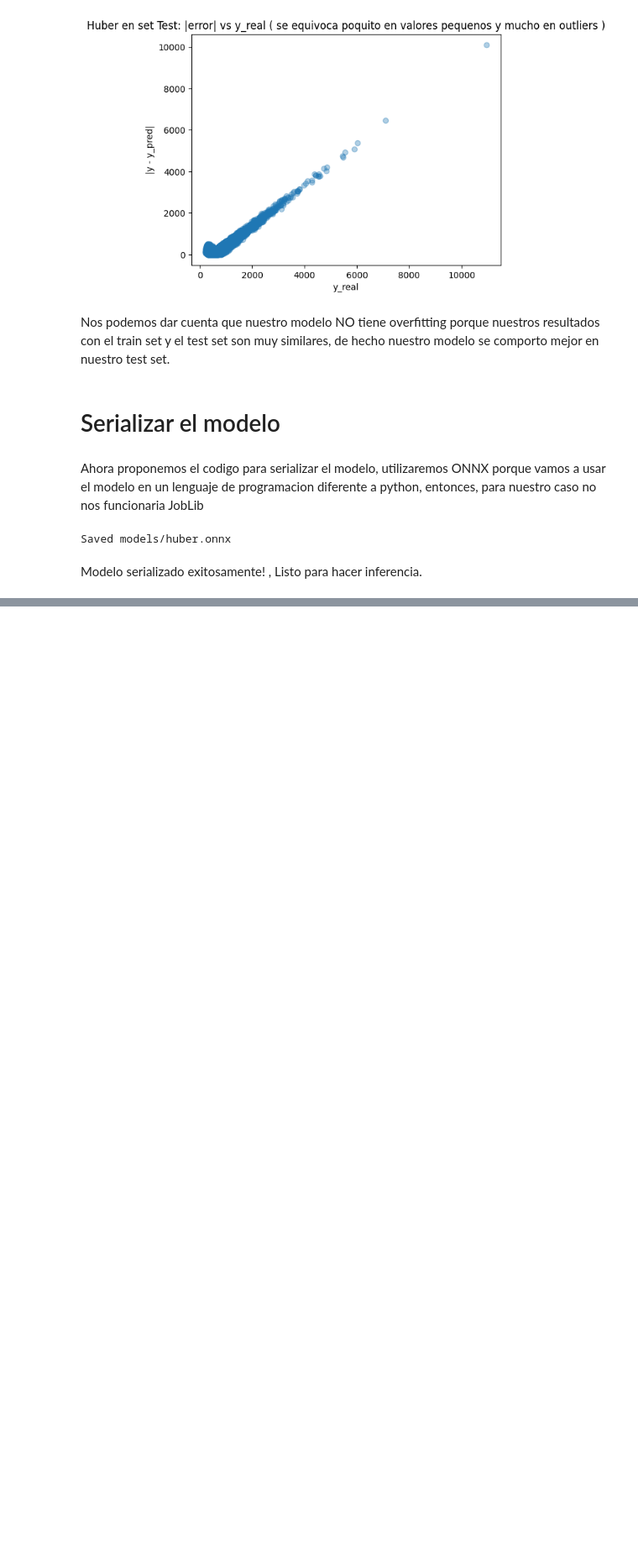
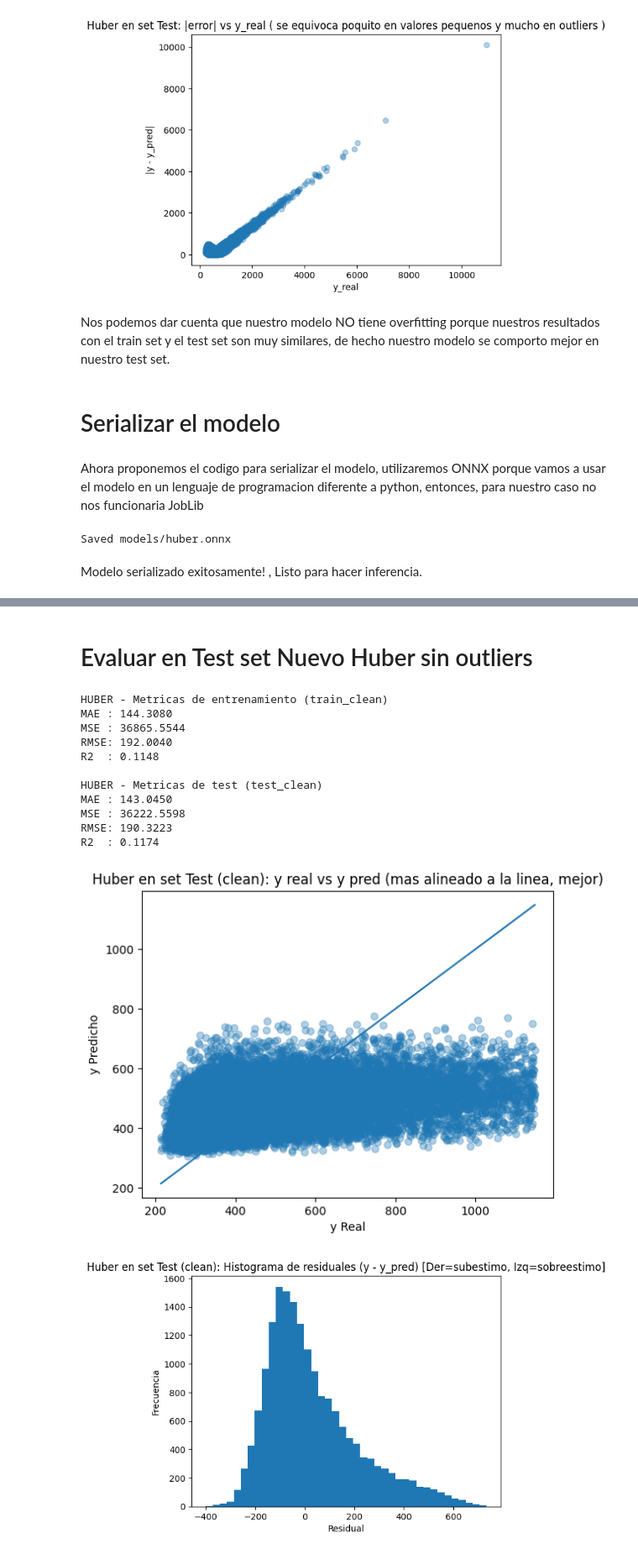
Before and after one commit to HiramZ04/medical-insurance-prediction, a Jupyter notebook: notebooks/medical_insurance.ipynb, the cells around one changed output, grey strips where cells are left out. Shown at 84% size. Drawn from its saved outputs; the diff is of its cells as text; code cells hidden in the pictures; blank space fills up the shorter version.

Commit message:
new model with Outlier handling

```diff
--- a/notebooks/medical_insurance.ipynb
+++ b/notebooks/medical_insurance.ipynb
@@ -12,7 +12,7 @@ from sklearn.impute import SimpleImputer
 from sklearn.compose import ColumnTransformer
 from sklearn.model_selection import train_test_split
 # %%
-dataset = pd.read_csv("../datasets/medical_insurance.csv")
+dataset = pd.read_csv("../notebooks/datasets/medical_insurance.csv")
 
 dataset.head()
 # %% [output]
@@ -661,0 +747,72 @@ Modelo serializado exitosamente! , Listo para hacer inferencia.
+# %% [markdown]
+# Evaluar en Test set Nuevo Huber sin outliers
+# %%
+# EVALUAR HUBER
+
+
+# Inferencia del modelo nuevo para datos de test y train
+y_pred_train_huber = best_huber.predict(x_train_clean)
+y_pred_test_huber  = best_huber.predict(x_test_clean)
+
+# funcion para definir las metricas
+def reg_metrics(y_true, y_pred):
+    mae = mean_absolute_error(y_true, y_pred)
+    mse = mean_squared_error(y_true, y_pred)
+    rmse = np.sqrt(mse)
+    r2 = r2_score(y_true, y_pred)
+    return mae, mse, rmse, r2
+
+
+# Las metemos a variables las metricas de train y test
+train_mae, train_mse, train_rmse, train_r2 = reg_metrics(y_train_clean, y_pred_train_huber)
+test_mae,  test_mse,  test_rmse,  test_r2  = reg_metrics(y_test_clean,  y_pred_test_huber)
+
+# Reporte
+print("HUBER - Metricas de entrenamiento (train_clean)")
+print(f"MAE : {train_mae:.4f}")
+print(f"MSE : {train_mse:.4f}")
+print(f"RMSE: {train_rmse:.4f}")
+print(f"R2  : {train_r2:.4f}")
+
+print("\nHUBER - Metricas de test (test_clean)")
+print(f"MAE : {test_mae:.4f}")
+print(f"MSE : {test_mse:.4f}")
+print(f"RMSE: {test_rmse:.4f}")
+print(f"R2  : {test_r2:.4f}")
+
+# Visualizaciones
+
+
+# y_real vs y_pred
+plt.figure()
+plt.scatter(y_test_clean, y_pred_test_huber, alpha=0.35)
+minv = min(np.min(y_test_clean), np.min(y_pred_test_huber))
+maxv = max(np.max(y_test_clean), np.max(y_pred_test_huber))
+plt.plot([minv, maxv], [minv, maxv])
+plt.title("Huber en set Test (clean): y real vs y pred (mas alineado a la linea, mejor)")
+plt.xlabel("y Real")
+plt.ylabel("y Predicho")
+plt.show()
+
+# Histograma de residuales
+res_test = y_test_clean - y_pred_test_huber
+plt.figure()
+plt.hist(res_test, bins=40)
+plt.title("Huber en set Test (clean): Histograma de residuales (y - y_pred) [Der=subestimo, Izq=sobreestimo]")
+plt.xlabel("Residual")
+plt.ylabel("Frecuencia")
+plt.show()
+# %% [output]
+HUBER - Metricas de entrenamiento (train_clean)
+MAE : 144.3080
+MSE : 36865.5544
+RMSE: 192.0040
+R2  : 0.1148
+
+HUBER - Metricas de test (test_clean)
+MAE : 143.0450
+MSE : 36222.5598
+RMSE: 190.3223
+R2  : 0.1174
+[figure, added]
+[figure, added]
```
Also changed, not shown: parts of 5 cells of this notebook, 1 other file.
